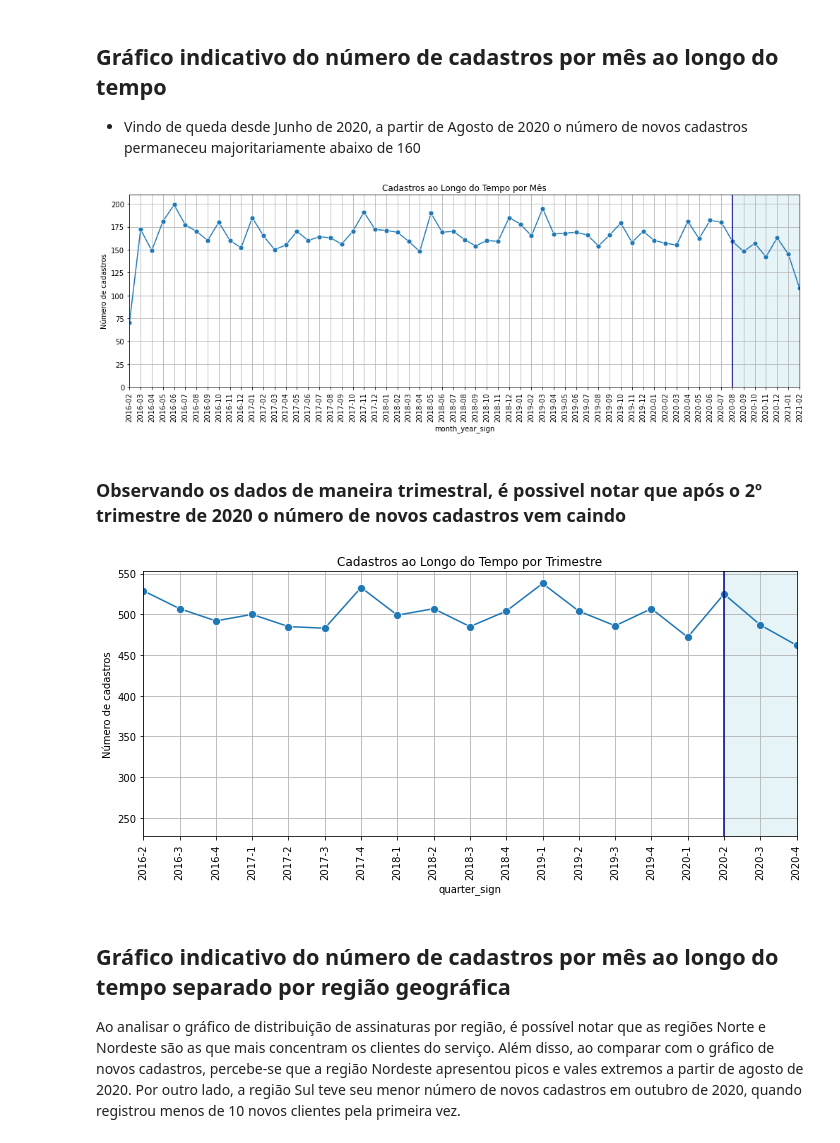
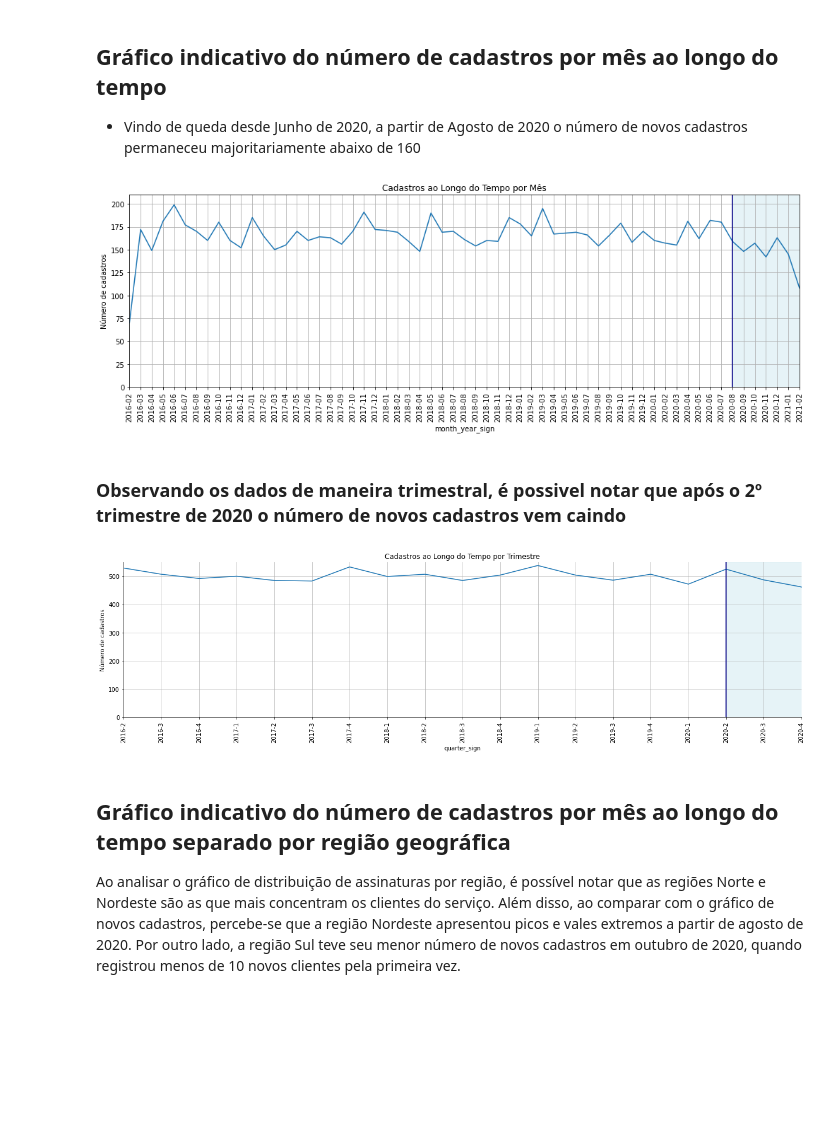
Before and after one commit to gabsalles/churn_analysis, a Jupyter notebook: Churn Petlove.ipynb, the cells around one changed output. Drawn from its saved outputs; the diff is of its cells as text; code cells hidden in the pictures; blank space fills up the shorter version.

```diff
--- a/Churn Petlove.ipynb
+++ b/Churn Petlove.ipynb
@@ -186,7 +193,7 @@ plt.grid(linestyle=':')
 # %%
 plt.figure(figsize=(17,5))
 sns.lineplot(x='month_year_sign', y='status',
-             data=new_df.groupby(['month_year_sign']).count().reset_index(), marker='o', markersize=7)
+             data=new_df.groupby(['month_year_sign']).count().reset_index())
 
 plt.title('Cadastros ao Longo do Tempo por Mês')
 plt.ylabel('Número de cadastros')
@@ -198,27 +205,29 @@ plt.xticks(rotation=90)
 plt.ylim(0,210)
 plt.grid();
 # %% [output]
-[figure, old version]
+[figure, new version]
 # %% [markdown]
 ### Observando os dados de maneira trimestral, é possivel notar que após o 2º trimestre de 2020 o número de novos cadastros vem caindo
 # %%
-plt.figure(figsize=(10,5))
+plt.figure(figsize=(17,5))
 sns.lineplot(x='quarter_sign', y='status',
-             data=new_df.groupby(['quarter_sign']).count().reset_index(),
-            marker='o', markersize=8)
+             data=new_df.groupby(['quarter_sign']).count().reset_index())
 
 plt.title('Cadastros ao Longo do Tempo por Trimestre')
 plt.ylabel('Número de cadastros')
 plt.axvline('2020-2', color='darkblue')
 plt.axvspan('2020-2', '2020-5', alpha=0.3, color='lightblue')
 
 plt.xlim('2016-2', '2020-4')
+plt.ylim(0,550)
 plt.xticks(rotation=90)
+plt.gca().spines['top'].set_linewidth(0) # Remover borda superior
+plt.gca().spines['right'].set_linewidth(0) # Remover borda direita
 plt.grid()
 plt.tight_layout()
-plt.savefig("graficos/cadastros.pdf", transparent=True)
+#plt.savefig("graficos/cadastros.pdf", transparent=True)
 # %% [output]
-[figure, old version]
+[figure, new version]
 # %% [markdown]
 ## Gráfico indicativo do número de cadastros por mês ao longo do tempo separado por região geográfica
 
```
Also changed, not shown: parts of 87 cells of this notebook.
